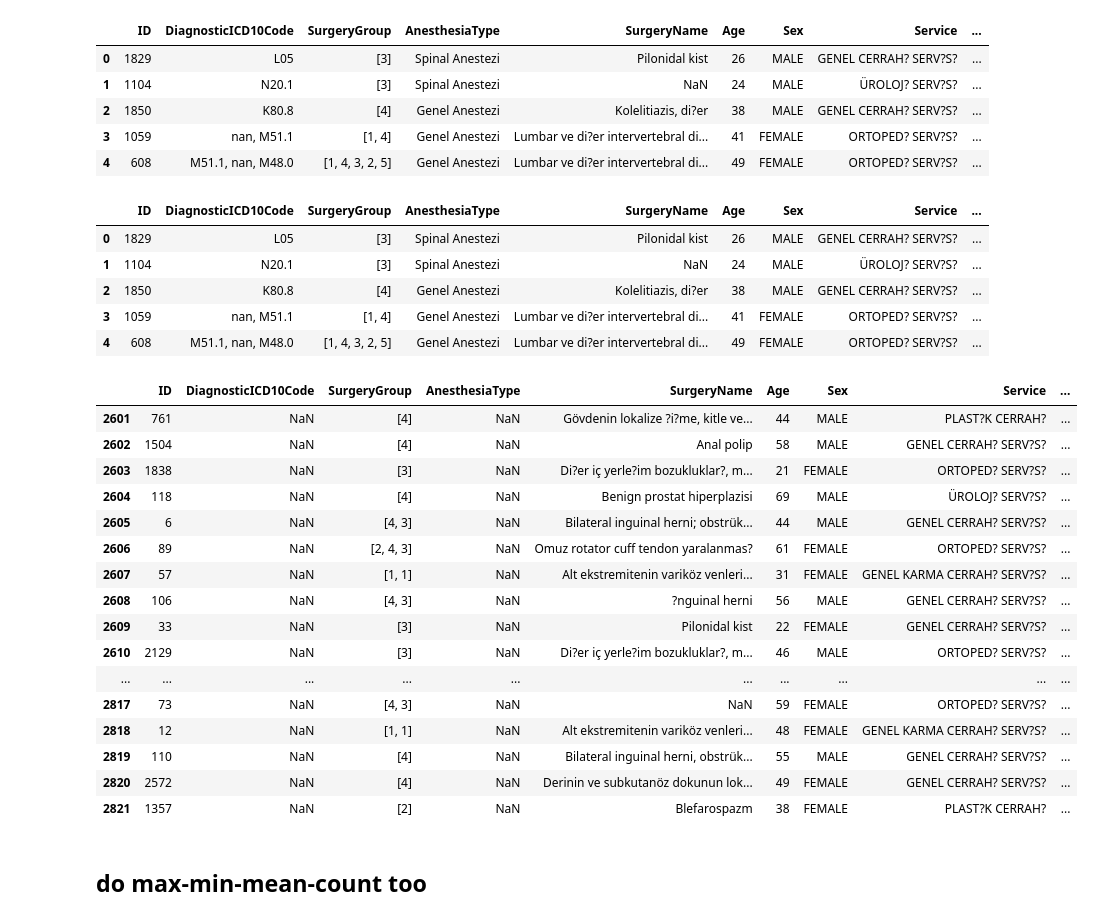
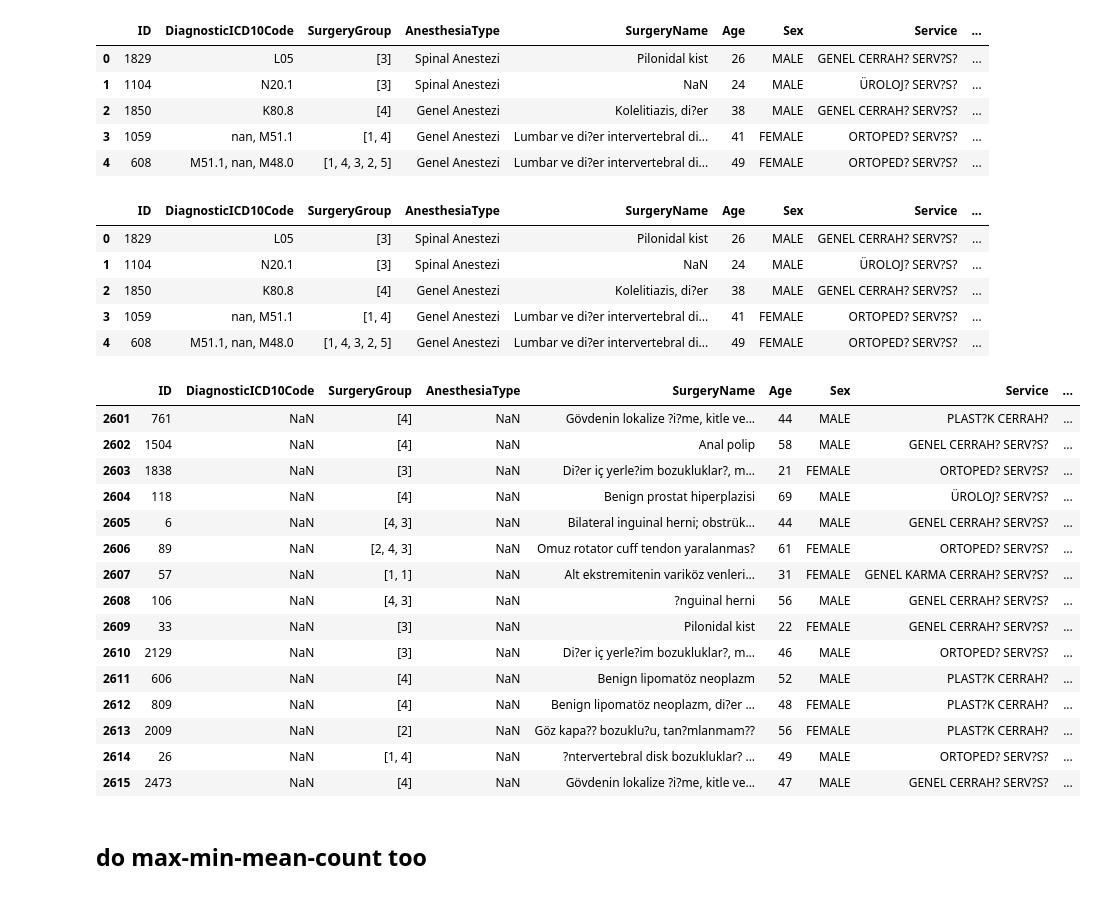
Before and after one commit to furkaneneseren/Datathon-Borda, a Jupyter notebook: surgery-datathon.ipynb, the cells around one changed output. Drawn from its saved outputs; the diff is of its cells as text; code cells hidden in the pictures.

```diff
--- a/surgery-datathon.ipynb
+++ b/surgery-datathon.ipynb
@@ -528,36 +528,40 @@ z.head()
 | 2 | 1850 | K80.8 | [4] | Genel Anestezi | Kolelitiazis, di?er | 38 | MALE | GENEL CERRAH? SERV?S? | ... |
 | 3 | 1059 | nan, M51.1 | [1, 4] | Genel Anestezi | Lumbar ve di?er intervertebral di... | 41 | FEMALE | ORTOPED? SERV?S? | ... |
 | 4 | 608 | M51.1, nan, M48.0 | [1, 4, 3, 2, 5] | Genel Anestezi | Lumbar ve di?er intervertebral di... | 49 | FEMALE | ORTOPED? SERV?S? | ... |
-# %%
-z["sum"] = z["SurgeryGroup"].apply(lambda x: sum(x))
-z.head()
-# %% [output]
-|  | ID | DiagnosticICD10Code | SurgeryGroup | AnesthesiaType | SurgeryName | Age | Sex | Service | ... |
-| 0 | 1829 | L05 | [3] | Spinal Anestezi | Pilonidal kist | 26 | MALE | GENEL CERRAH? SERV?S? | ... |
-| 1 | 1104 | N20.1 | [3] | Spinal Anestezi | NaN | 24 | MALE | ÜROLOJ? SERV?S? | ... |
-| 2 | 1850 | K80.8 | [4] | Genel Anestezi | Kolelitiazis, di?er | 38 | MALE | GENEL CERRAH? SERV?S? | ... |
-| 3 | 1059 | nan, M51.1 | [1, 4] | Genel Anestezi | Lumbar ve di?er intervertebral di... | 41 | FEMALE | ORTOPED? SERV?S? | ... |
-| 4 | 608 | M51.1, nan, M48.0 | [1, 4, 3, 2, 5] | Genel Anestezi | Lumbar ve di?er intervertebral di... | 49 | FEMALE | ORTOPED? SERV?S? | ... |
+# %%
+z["SurgeryGroup_Sum"] = z["SurgeryGroup"].apply(lambda x: np.sum(x))
+z["SurgeryGroup_Count"] = z["SurgeryGroup"].apply(lambda x: len(x))
+z["SurgeryGroup_Avg"] = z["SurgeryGroup"].apply(lambda x: np.mean(x))
+z["SurgeryGroup_Std"] = z["SurgeryGroup"].apply(lambda x: np.std(x))
+z["SurgeryGroup_Max"] = z["SurgeryGroup"].apply(lambda x: np.max(x))
+z["SurgeryGroup_Min"] = z["SurgeryGroup"].apply(lambda x: np.min(x))
+z.head()
+# %% [output]
+|  | ID | DiagnosticICD10Code | SurgeryGroup | AnesthesiaType | SurgeryName | Age | Sex | Service | ... |
+| 0 | 1829 | L05 | [3] | Spinal Anestezi | Pilonidal kist | 26 | MALE | GENEL CERRAH? SERV?S? | ... |
+| 1 | 1104 | N20.1 | [3] | Spinal Anestezi | NaN | 24 | MALE | ÜROLOJ? SERV?S? | ... |
+| 2 | 1850 | K80.8 | [4] | Genel Anestezi | Kolelitiazis, di?er | 38 | MALE | GENEL CERRAH? SERV?S? | ... |
+| 3 | 1059 | nan, M51.1 | [1, 4] | Genel Anestezi | Lumbar ve di?er intervertebral di... | 41 | FEMALE | ORTOPED? SERV?S? | ... |
+| 4 | 608 | M51.1, nan, M48.0 | [1, 4, 3, 2, 5] | Genel Anestezi | Lumbar ve di?er intervertebral di... | 49 | FEMALE | ORTOPED? SERV?S? | ... |
 # %%
-z[z["Diagnosis2"].isna()==True]
+z[z["Diagnosis2"].isna()==True][:15]
 # %% [output]
 |  | ID | DiagnosticICD10Code | SurgeryGroup | AnesthesiaType | SurgeryName | Age | Sex | Service | ... |
 | 2601 | 761 | NaN | [4] | NaN | Gövdenin lokalize ?i?me, kitle ve... | 44 | MALE | PLAST?K CERRAH? | ... |
 | 2602 | 1504 | NaN | [4] | NaN | Anal polip | 58 | MALE | GENEL CERRAH? SERV?S? | ... |
 | 2603 | 1838 | NaN | [3] | NaN | Di?er iç yerle?im bozukluklar?, m... | 21 | FEMALE | ORTOPED? SERV?S? | ... |
 | 2604 | 118 | NaN | [4] | NaN | Benign prostat hiperplazisi | 69 | MALE | ÜROLOJ? SERV?S? | ... |
 | 2605 | 6 | NaN | [4, 3] | NaN | Bilateral inguinal herni; obstrük... | 44 | MALE | GENEL CERRAH? SERV?S? | ... |
 | 2606 | 89 | NaN | [2, 4, 3] | NaN | Omuz rotator cuff tendon yaralanmas? | 61 | FEMALE | ORTOPED? SERV?S? | ... |
 | 2607 | 57 | NaN | [1, 1] | NaN | Alt ekstremitenin variköz venleri... | 31 | FEMALE | GENEL KARMA CERRAH? SERV?S? | ... |
 | 2608 | 106 | NaN | [4, 3] | NaN | ?nguinal herni | 56 | MALE | GENEL CERRAH? SERV?S? | ... |
 | 2609 | 33 | NaN | [3] | NaN | Pilonidal kist | 22 | FEMALE | GENEL CERRAH? SERV?S? | ... |
 | 2610 | 2129 | NaN | [3] | NaN | Di?er iç yerle?im bozukluklar?, m... | 46 | MALE | ORTOPED? SERV?S? | ... |
-| ... | ... | ... | ... | ... | ... | ... | ... | ... | ... |
-| 2817 | 73 | NaN | [4, 3] | NaN | NaN | 59 | FEMALE | ORTOPED? SERV?S? | ... |
-| 2818 | 12 | NaN | [1, 1] | NaN | Alt ekstremitenin variköz venleri... | 48 | FEMALE | GENEL KARMA CERRAH? SERV?S? | ... |
-| 2819 | 110 | NaN | [4] | NaN | Bilateral inguinal herni, obstrük... | 55 | MALE | GENEL CERRAH? SERV?S? | ... |
-| 2820 | 2572 | NaN | [4] | NaN | Derinin ve subkutanöz dokunun lok... | 49 | FEMALE | GENEL CERRAH? SERV?S? | ... |
-| 2821 | 1357 | NaN | [2] | NaN | Blefarospazm | 38 | FEMALE | PLAST?K CERRAH? | ... |
+| 2611 | 606 | NaN | [4] | NaN | Benign lipomatöz neoplazm | 52 | MALE | PLAST?K CERRAH? | ... |
+| 2612 | 809 | NaN | [4] | NaN | Benign lipomatöz neoplazm, di?er ... | 48 | FEMALE | PLAST?K CERRAH? | ... |
+| 2613 | 2009 | NaN | [2] | NaN | Göz kapa?? bozuklu?u, tan?mlanmam?? | 56 | FEMALE | PLAST?K CERRAH? | ... |
+| 2614 | 26 | NaN | [1, 4] | NaN | ?ntervertebral disk bozukluklar? ... | 49 | MALE | ORTOPED? SERV?S? | ... |
+| 2615 | 2473 | NaN | [4] | NaN | Gövdenin lokalize ?i?me, kitle ve... | 47 | MALE | GENEL CERRAH? SERV?S? | ... |
 # %% [markdown]
 ## do max-min-mean-count too
 # %%
```
Also changed, not shown: parts of 31 cells of this notebook.
